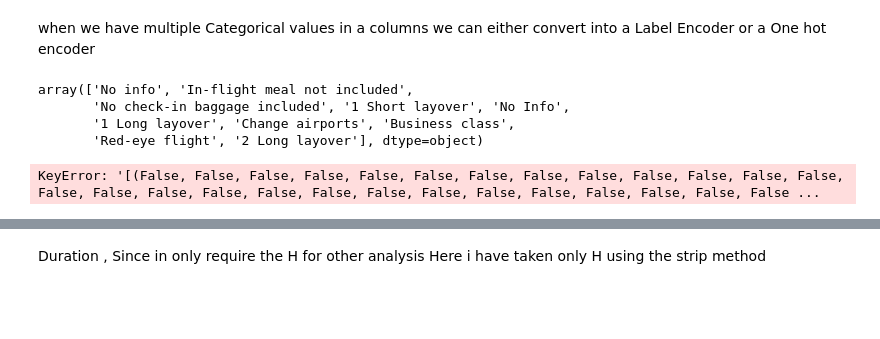
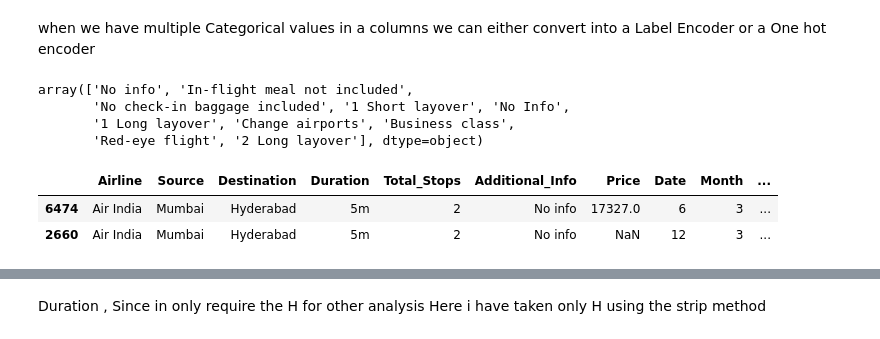
Before and after one commit to hsnaidu/DS_L, a Jupyter notebook: EDA/flight.ipynb, the cells around one changed output, grey strips where cells are left out. Cells and saved outputs as stored; diff of their text form; code cells hidden in the pictures; blank space fills up the shorter version.

```diff
--- a/EDA/flight.ipynb
+++ b/EDA/flight.ipynb
@@ -263,6 +263,8 @@ array(['No info', 'In-flight meal not included',
        '1 Long layover', 'Change airports', 'Business class',
        'Red-eye flight', '2 Long layover'], dtype=object)
 # %%
-df.drop[df['Duration'] == '5m']# Wtf 5 mins flight kinta ameera hei bhai thu XD XD XD
+df[df['Duration'] == '5m']# Wtf 5 mins flight kinta ameera hei bhai thu XD XD XD
 # %% [output]
-KeyError: '[(False, False, False, False, False, False, False, False, False, False, False, False, False, False, False, False, False, False, False, False, False, False, False, False, False, False, False ...
+|  | Airline | Source | Destination | Duration | Total_Stops | Additional_Info | Price | Date | Month | ... |
+| 6474 | Air India | Mumbai | Hyderabad | 5m | 2 | No info | 17327.0 | 6 | 3 | ... |
+| 2660 | Air India | Mumbai | Hyderabad | 5m | 2 | No info | NaN | 12 | 3 | ... |
```
Also changed, not shown: parts of 14 cells of this notebook.
